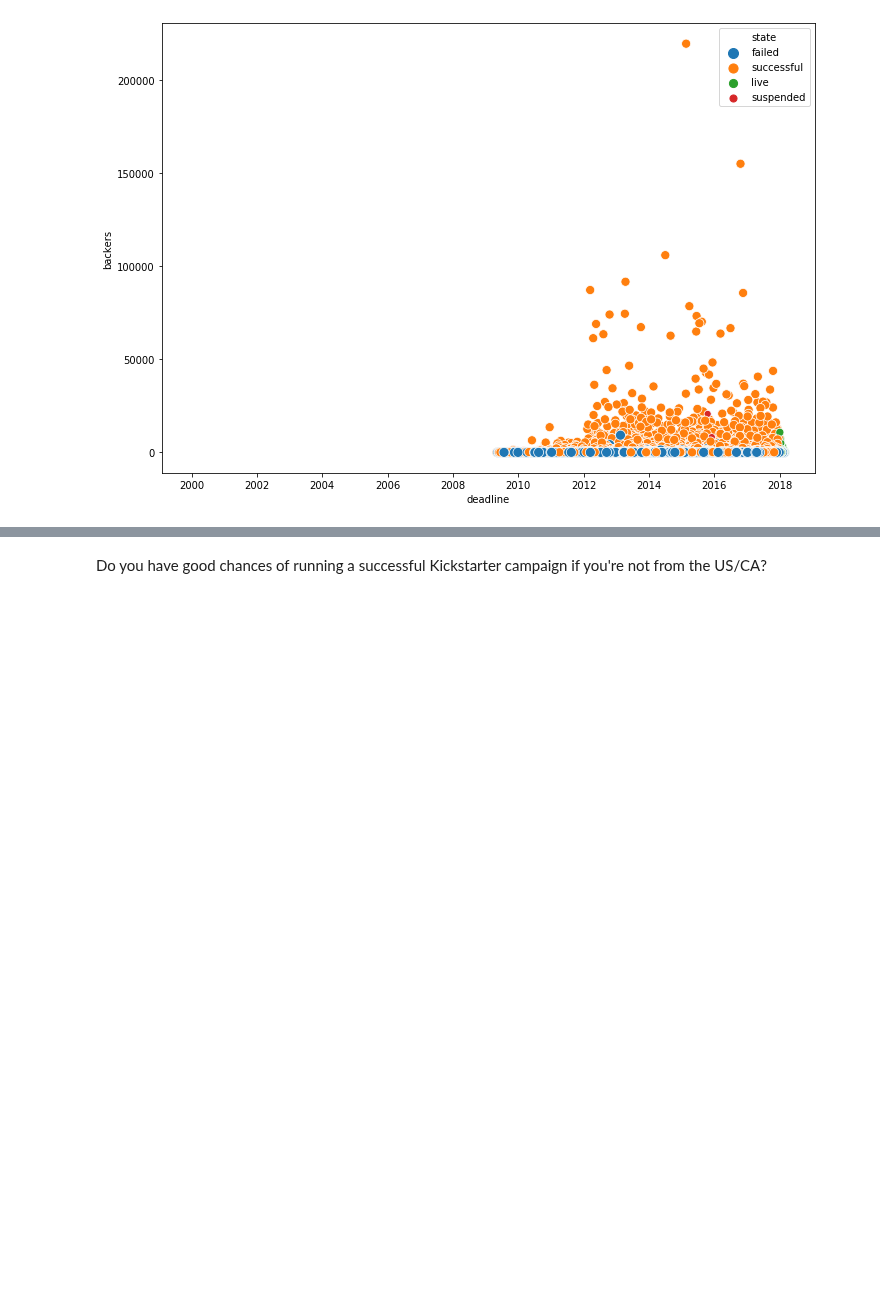
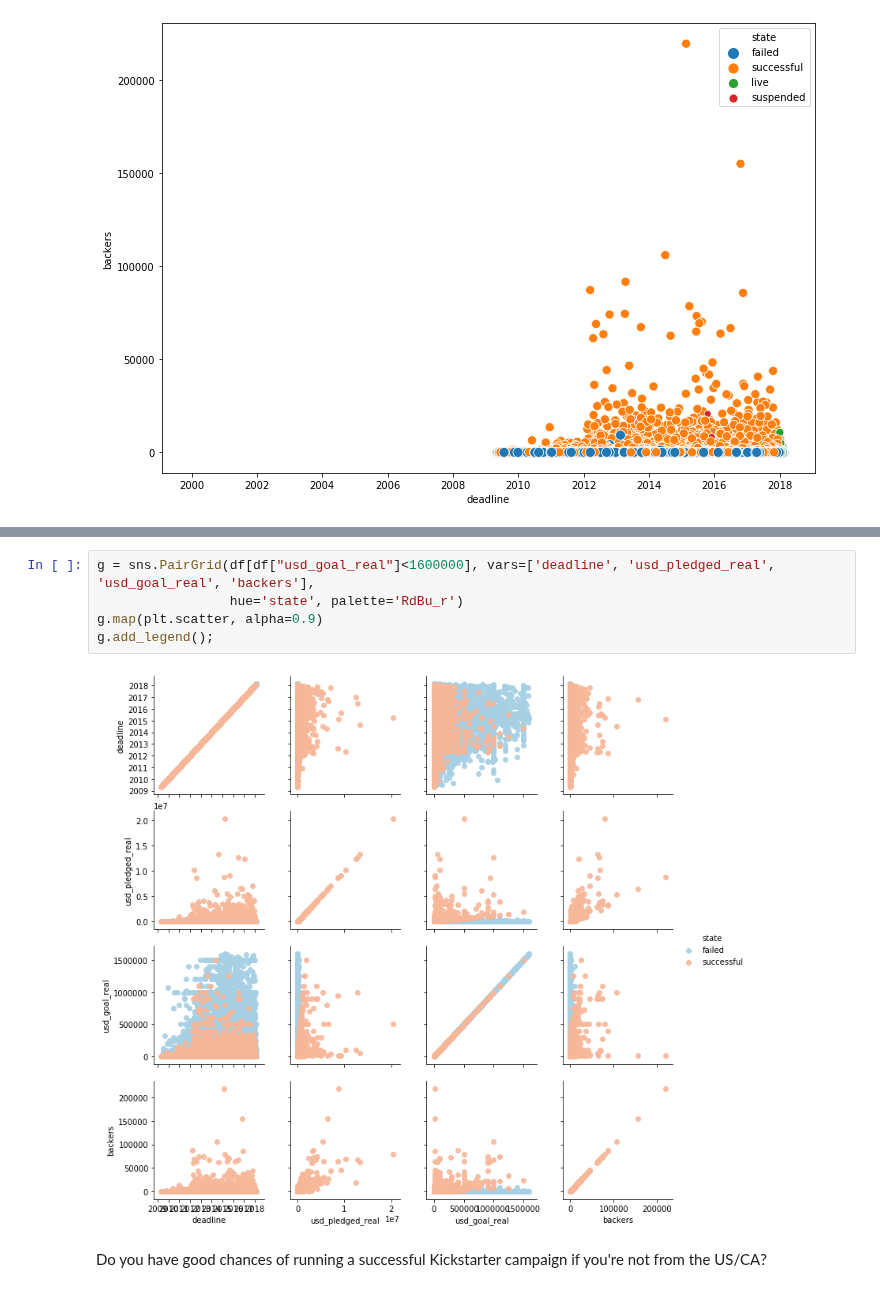
Before and after one commit to tbacha/DMML2019_Team_Apple, a Jupyter notebook: code/Kickstarter_notebook_Team_Apple.ipynb, the cells around one changed output, grey strips where cells are left out. Saved outputs shown, nothing was run; the diff lists cells and outputs as text; blank space fills up the shorter version.

```diff
--- a/code/Kickstarter_notebook_Team_Apple.ipynb
+++ b/code/Kickstarter_notebook_Team_Apple.ipynb
@@ -322,3 +305,10 @@ sns.scatterplot(x="usd_goal_real", y="usd_pledged_real", hue='state', size='stat
+# %%
+g = sns.PairGrid(df[df["usd_goal_real"]<1600000], vars=['deadline', 'usd_pledged_real', 'usd_goal_real', 'backers'],
+                 hue='state', palette='RdBu_r')
+g.map(plt.scatter, alpha=0.9)
+g.add_legend();
+# %% [output]
+[figure, added]
 # %% [markdown]
 Do you have good chances of running a successful Kickstarter campaign if you're not from the US/CA?
 # %%
```
Also changed, not shown: parts of 25 cells of this notebook.
